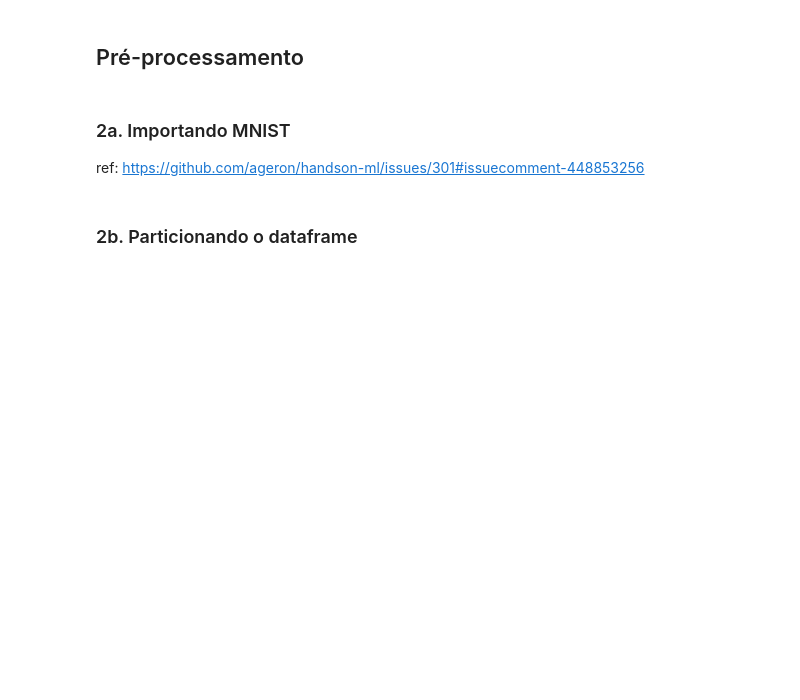
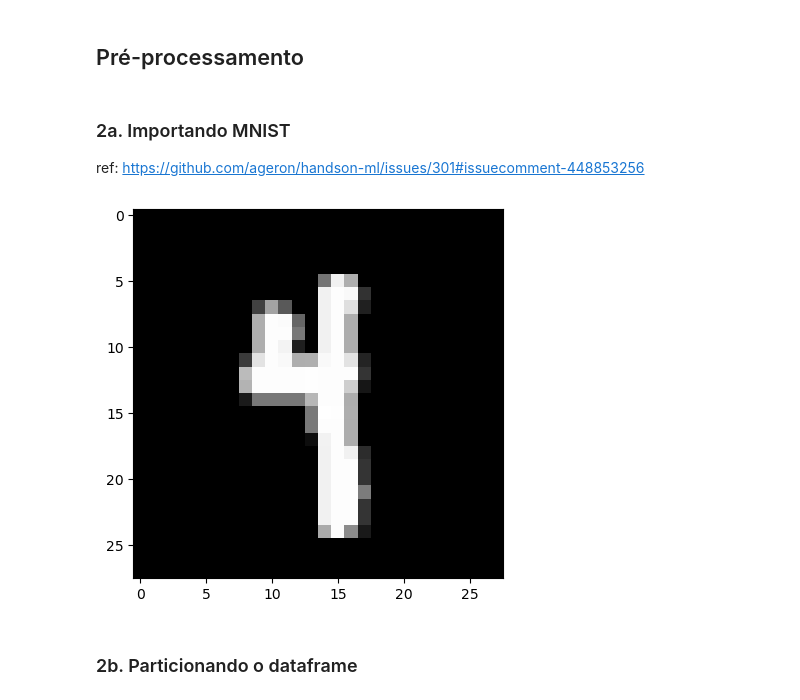
Before and after one commit to gus-phys/AI2-resources, a Jupyter notebook: 08-classificacao/aulas-praticas/aula1/regressao-logistica/MNISTLogisticRegression.ipynb, the cells around one changed output. Saved outputs shown, nothing was run; the diff lists cells and outputs as text; code cells hidden in the pictures; blank space fills up the shorter version.

```diff
--- a/08-classificacao/aulas-praticas/aula1/regressao-logistica/MNISTLogisticRegression.ipynb
+++ b/08-classificacao/aulas-praticas/aula1/regressao-logistica/MNISTLogisticRegression.ipynb
@@ -42,6 +42,16 @@ X, y = fetch_openml('mnist_784', version=1, cache=True, data_home='~/data', retu
 # except ImportError:
 #     from sklearn.datasets import fetch_mldata
 #     mnist = fetch_mldata('MNIST original')
+# %%
+# Visualiznado alguns dígitos
+sample = np.random.randint(0, len(X))
+img = X[sample].reshape((28,28)).astype(np.uint8)
+
+implot = plt.imshow(img, cmap="gray")
+
+plt.show()
+# %% [output]
+[figure, added]
 # %% [markdown]
 ### 2b. Particionando o dataframe
 # %%
```
Also changed, not shown: parts of 4 cells of this notebook.
